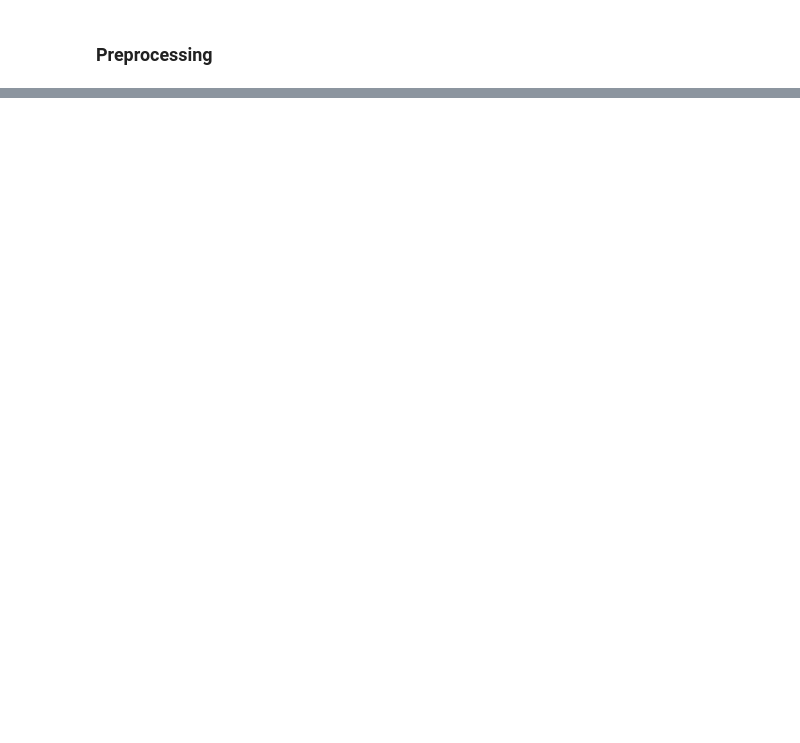
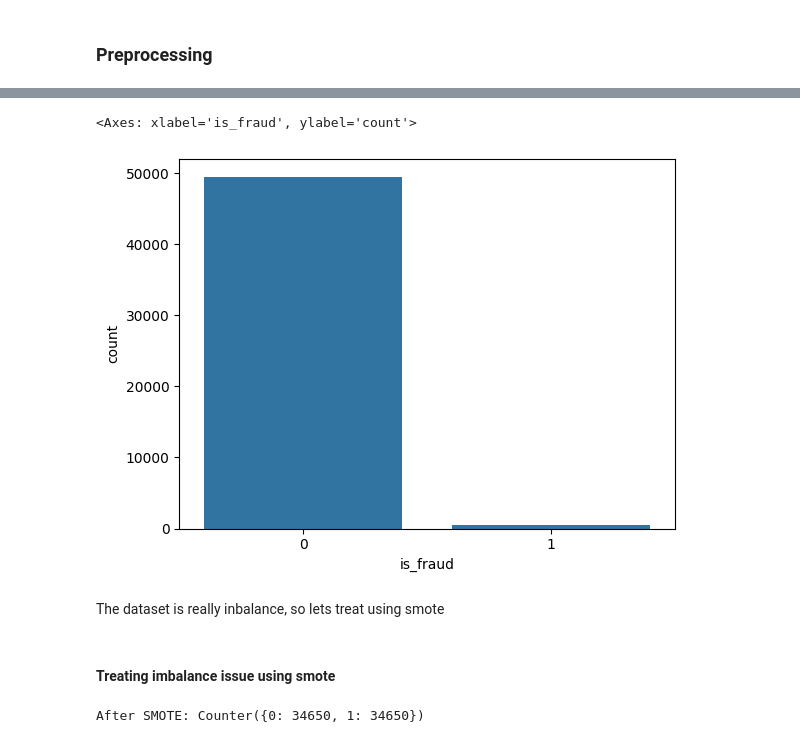
Before and after one commit to promibe/M-Pesa-Fraud-Transaction-Detection-System-, a Jupyter notebook: Fraud_detection.ipynb, the cells around one changed output, grey strips where cells are left out. Drawn from its saved outputs; the diff is of its cells as text; code cells hidden in the pictures; blank space fills up the shorter version.

Commit message:
Fraud_detection

```diff
--- a/Fraud_detection.ipynb
+++ b/Fraud_detection.ipynb
@@ -207,9 +244,9 @@ model = IsolationForest(n_estimators=100, contamination=0.01, random_state=42)
 model.fit(X)
 
 # Predict anomalies (-1 for fraud, 1 for normal)
-df_cleaned['anomaly_score'] = model.decision_function(X)
-df_cleaned['is_anomaly'] = model.predict(X)
+df['anomaly_score'] = model.decision_function(X)
+df['is_anomaly'] = model.predict(X)
 
 # Convert -1 (anomaly) to True, 1 (normal) to False
-df_cleaned['is_anomaly'] = df_cleaned['is_anomaly'].map({-1: True, 1: False})
+df['is_fraud'] = df['is_anomaly'].map({-1: True, 1: False})
 # %%
@@ -217,0 +270,6 @@ df_cleaned['is_anomaly'] = df_cleaned['is_anomaly'].map({-1: True, 1: False})
+# %%
+X_df = X.copy()
+X_df['is_anomaly'] = model.predict(X)
+
+# Convert -1 (anomaly) to True, 1 (normal) to False
+X_df['is_fraud'] = df['is_anomaly'].map({-1: 1, 1: 0})
@@ -217,0 +295,10 @@ df_cleaned['is_anomaly'] = df_cleaned['is_anomaly'].map({-1: True, 1: False})
+# %%
+#visualizing the distribution of anomaly
+sns.countplot(X_df, x='is_fraud')
+# %% [output]
+<Axes: xlabel='is_fraud', ylabel='count'>
+[figure, added]
+# %% [markdown]
+The dataset is really inbalance, so lets treat using smote
+# %% [markdown]
+#### Treating imbalance issue using smote
@@ -217,0 +313,8 @@ df_cleaned['is_anomaly'] = df_cleaned['is_anomaly'].map({-1: True, 1: False})
+# %%
+from imblearn.over_sampling import RandomOverSampler, SMOTE
+
+smote = SMOTE(random_state=42)
+X_smote, y_smote = smote.fit_resample(X_train, y_train)
+print("After SMOTE:", Counter(y_smote))
+# %% [output]
+After SMOTE: Counter({0: 34650, 1: 34650})
```
Also changed, not shown: parts of 34 cells of this notebook, 2 other files.
